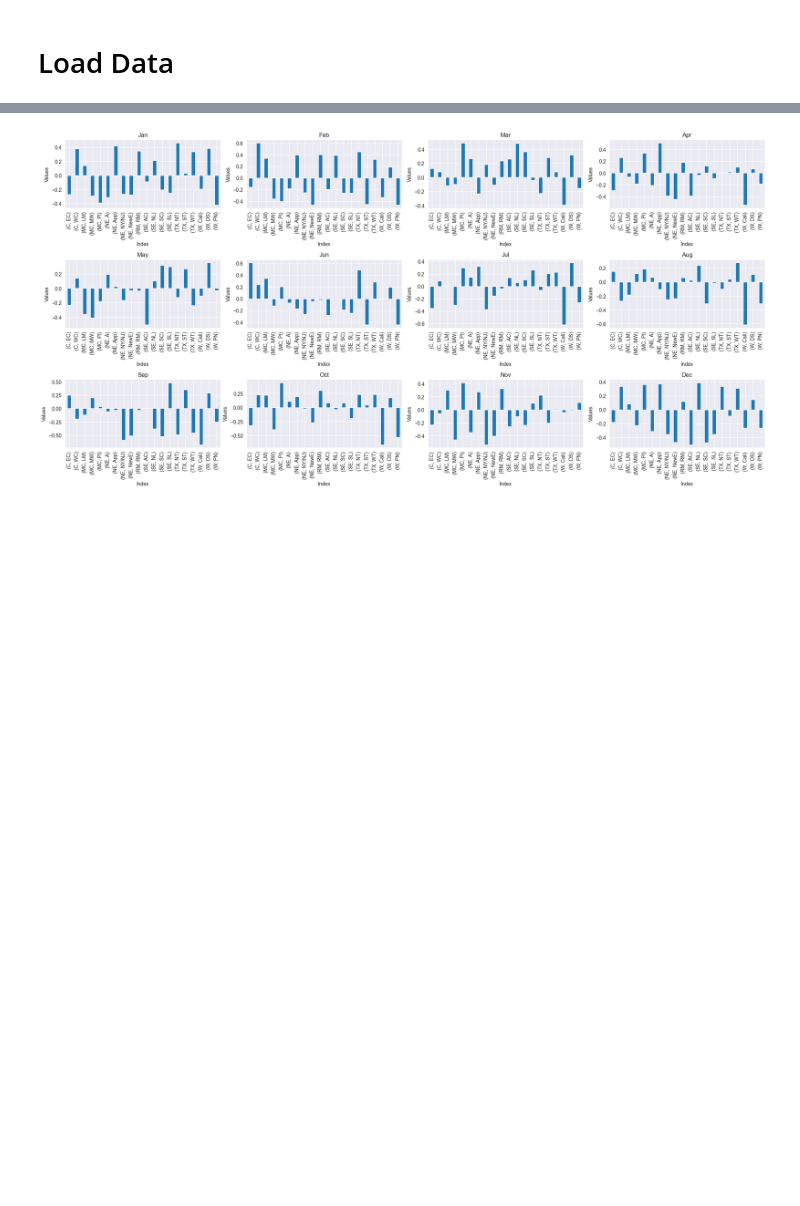
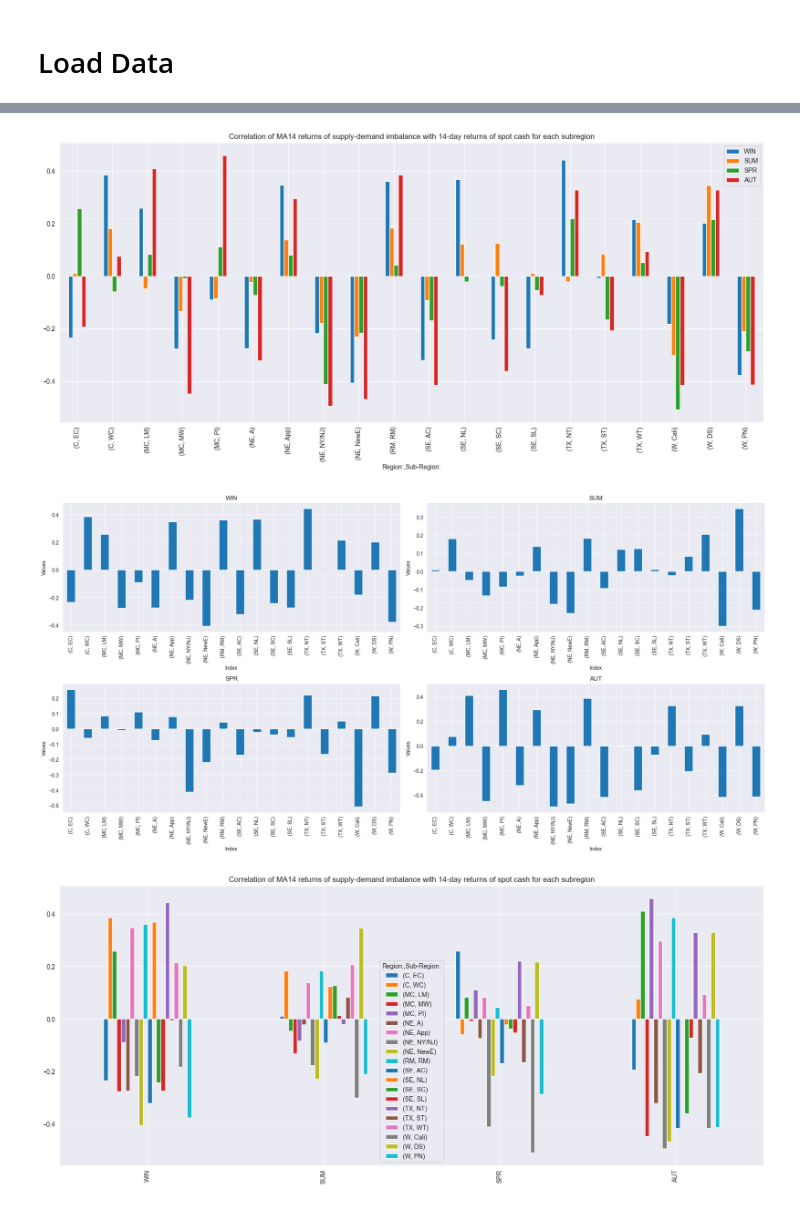
Before and after one commit to ryanczm/_NaturalGasProject, a Jupyter notebook: research.ipynb, the cells around one changed output, grey strips where cells are left out. Saved outputs shown, nothing was run; the diff lists cells and outputs as text; code cells hidden in the pictures; blank space fills up the shorter version.

```diff
--- a/research.ipynb
+++ b/research.ipynb
@@ -105,15 +172,0 @@ corrs = plotcorr(F,P, 14, 14, monthly=True)
-# %%
-fig, axs = plt.subplots(3, 4, figsize=(20, 10))
-
-# Iterate over each column and create a separate bar plot
-for i, col in enumerate(corrs.columns):
-    row_idx = i // 4
-    col_idx = i % 4
-    corrs[col].plot(kind='bar', ax=axs[row_idx, col_idx], title=col)  # Plot the current column
-    axs[row_idx, col_idx].set_xlabel('Index')  # Add x-label
-    axs[row_idx, col_idx].set_ylabel('Values')  # Add y-label
-
-plt.tight_layout()  # Adjust layout to prevent overlap
-plt.show()
-# %% [output]
-[figure, removed]
@@ -121,0 +173,6 @@ DS.plot(figsize=(20,8))
+# %%
+corrs = plotcorr(F,P, 14, 14, monthly=False)
+# %% [output]
+[figure, added]
+[figure, added]
+[figure, added]
```
Also changed, not shown: parts of 5 cells of this notebook.
